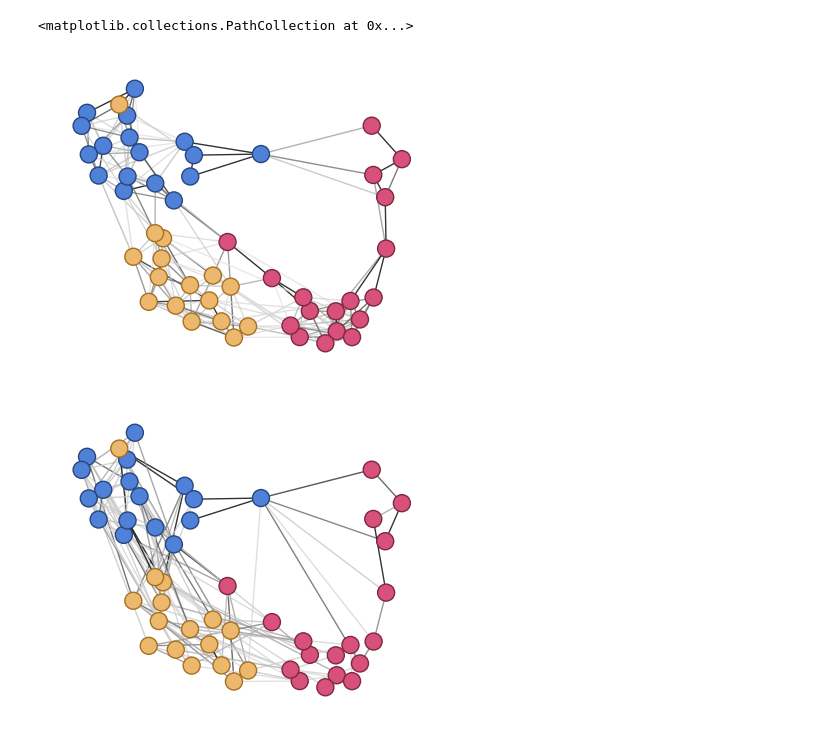
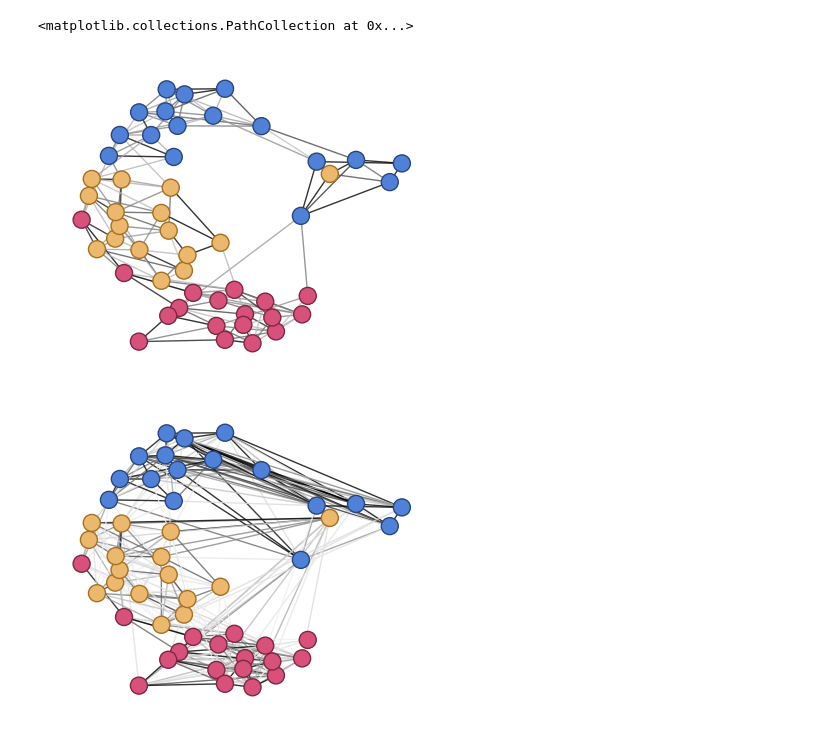
Before and after one commit to andreibuciulea/fair_GL, a Jupyter notebook: realdata_sims.ipynb, the cells around one changed output. Cells and saved outputs as stored; diff of their text form; code cells hidden in the pictures.

```diff
--- a/realdata_sims.ipynb
+++ b/realdata_sims.ipynb
@@ -67,7 +74,10 @@ G = len(np.unique(z))
 Z = np.eye(G)[z].T
 N = X.shape[1]
 M = X.shape[0]
-C_est = est_cov(X=X)
+
+X = (X.T - np.mean(X, axis=1)) / np.std(X, axis=1);
+
+C_est = est_cov(X=X.T)
 # --------------------------------
 
 
@@ -111,6 +121,7 @@ if REWEIGHTED:
 
 EstGraph = GSR if not REWEIGHTED else GSR_reweighted
 EstFGraph = FGSR if not REWEIGHTED else FGSR_reweighted
+EstFGraph = FGLASSO
 # --------------------------------
 
 
@@ -192,5 +203,6 @@ Beta: 1.0000e+06
 # %%
-fgsr_args['beta'] = 1e4
+fgsr_args['beta'] = 1e2
+fgsr_args['alpha'] = 1e-1
 # --------------------------------
 if UPPER_BOUND:
     gsr_args['eps'] = eps_init
@@ -210,3 +222,8 @@ if (A_nti is None) or (A_fnti is None):
 A_norm_nti = A_nti/norm_scale(A_nti) if norm_scale(A_nti) else np.zeros_like(A_nti)
 A_norm_fnti = A_fnti/norm_scale(A_fnti) if norm_scale(A_fnti) else np.zeros_like(A_fnti)
 # --------------------------------
+
+
+np.fill_diagonal(A_fnti,0)
+plt.imshow(A_fnti)
+plt.colorbar()
@@ -223,7 +243,7 @@ cmap = colormaps['Greys']
 
 eps_thresh = 1e-3
 eps_thresh = 1e-2
-eps_thresh = 3e-2
+eps_thresh = 5e-2
 A_nti_pred = np.abs(A_nti)
 A_nti_pred[A_nti_pred <= eps_thresh] = 0
 A_fnti_pred = np.abs(A_fnti)
@@ -240,34 +260,34 @@ nx.draw_networkx_edges(nx.Graph(A_nti_pred),
                        edge_color=edge_color,
                        edge_cmap=cmap,
                        edge_vmin=A_nti_pred.max()*0,
                        edge_vmax=A_nti_pred.max()*.3
                        )
 nx.draw_networkx_nodes(nx.Graph(A_nti_pred),
                        pos=pos, node_size=150, linewidths=1,
                        node_color=clr_list,
                        edgecolors=edge_list)
 
 
 edge_color = [edgedata['weight'] for _, _, edgedata in nx.Graph(A_fnti_pred).edges(data=True)]
 fig = plt.figure(figsize=(5,4))
 ax = fig.subplots()
 ax.axis('off')
 nx.draw_networkx_edges(nx.Graph(A_fnti_pred),
                        alpha=.8,
                        pos=pos, width=1,
                        edge_color=edge_color,
                        edge_cmap=cmap,
                        edge_vmin=A_fnti_pred.max()*0,
                        edge_vmax=A_fnti_pred.max()*.3
                        )
 nx.draw_networkx_nodes(nx.Graph(A_fnti_pred),
                        pos=pos, node_size=150, linewidths=1,
                        node_color=clr_list,
                        edgecolors=edge_list)
 # --------------------------------
 # %% [output]
 <matplotlib.collections.PathCollection at 0x...>
-[figure, old version]
+[figure, new version]
-[figure, old version]
+[figure, new version]
 # %%
 # 1 is yea, 6 is nay, 9/7 is abstain?
```
Also changed, not shown: parts of 3 cells of this notebook.
